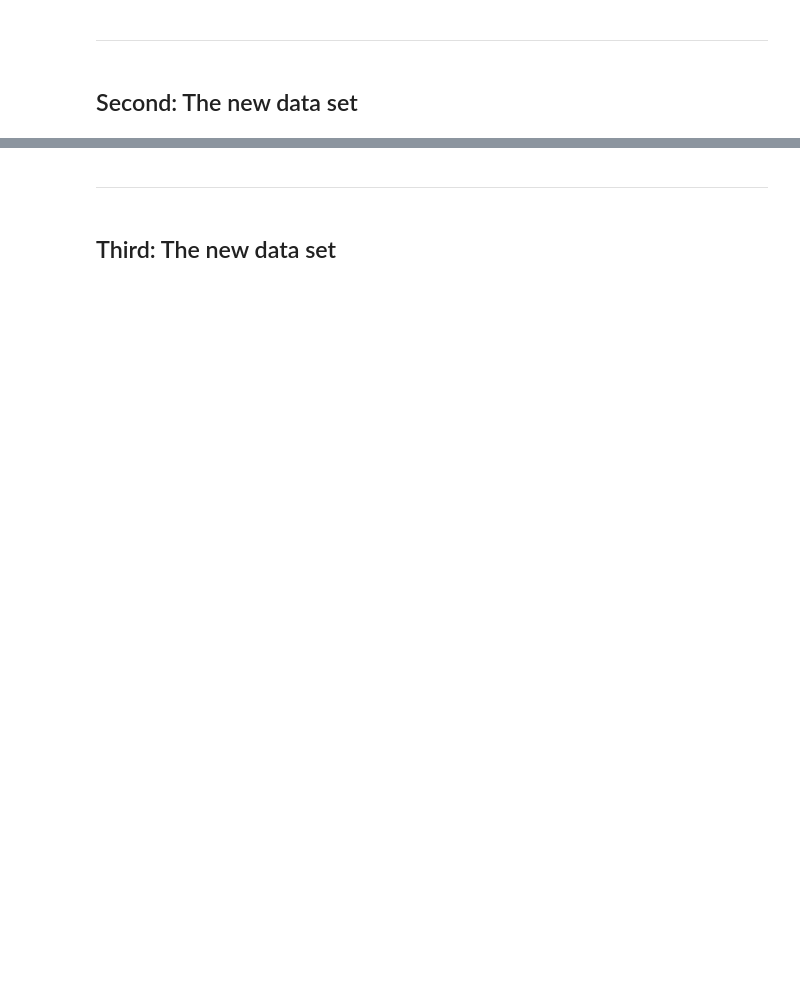
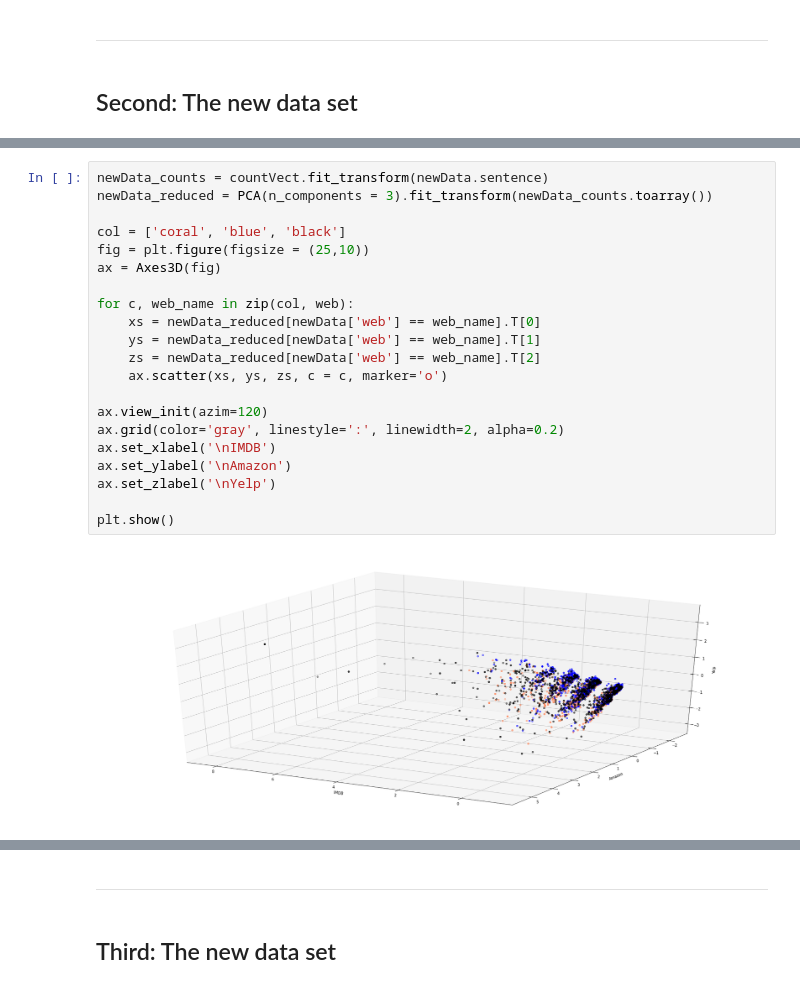
Before and after one commit to 3DebbieChen9/DM2020-Lab1-Homework1, a Jupyter notebook: DM2020_Lab1_Homework.ipynb, the cells around one changed output, grey strips where cells are left out. Saved outputs shown, nothing was run; the diff lists cells and outputs as text; blank space fills up the shorter version.

```diff
--- a/DM2020_Lab1_Homework.ipynb
+++ b/DM2020_Lab1_Homework.ipynb
@@ -976,0 +1089,23 @@ X[0:30]
+# %%
+newData_counts = countVect.fit_transform(newData.sentence)
+newData_reduced = PCA(n_components = 3).fit_transform(newData_counts.toarray())
+
+col = ['coral', 'blue', 'black']
+fig = plt.figure(figsize = (25,10))
+ax = Axes3D(fig)
+
+for c, web_name in zip(col, web):
+    xs = newData_reduced[newData['web'] == web_name].T[0]
+    ys = newData_reduced[newData['web'] == web_name].T[1]
+    zs = newData_reduced[newData['web'] == web_name].T[2]
+    ax.scatter(xs, ys, zs, c = c, marker='o')
+
+ax.view_init(azim=120)
+ax.grid(color='gray', linestyle=':', linewidth=2, alpha=0.2)
+ax.set_xlabel('\nIMDB')
+ax.set_ylabel('\nAmazon')
+ax.set_zlabel('\nYelp')
+
+plt.show()
+# %% [output]
+[figure, added]
```
Also changed, not shown: parts of 33 cells of this notebook.
